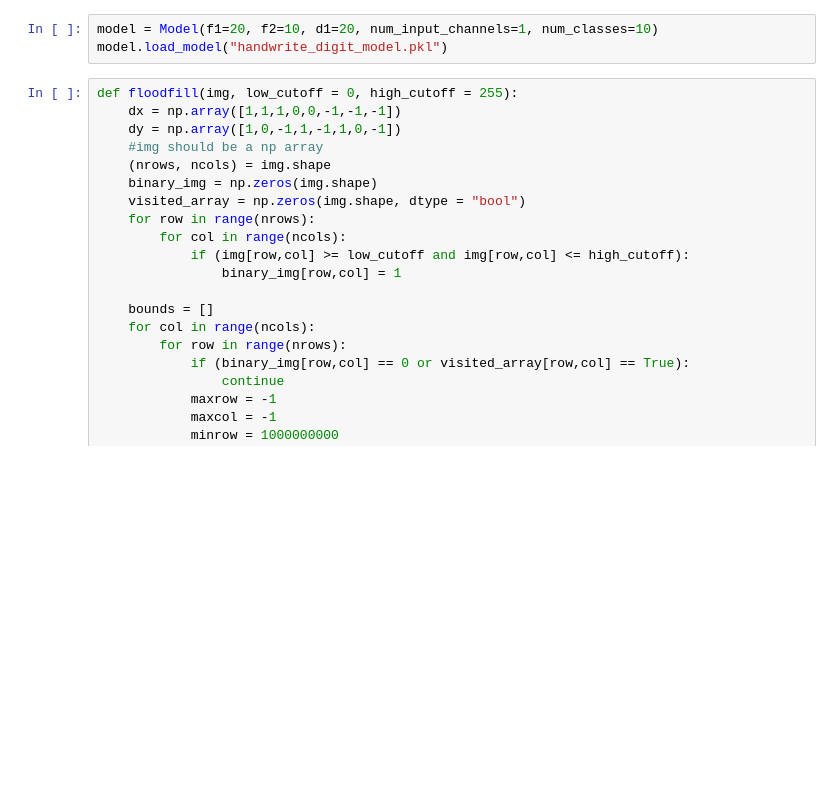
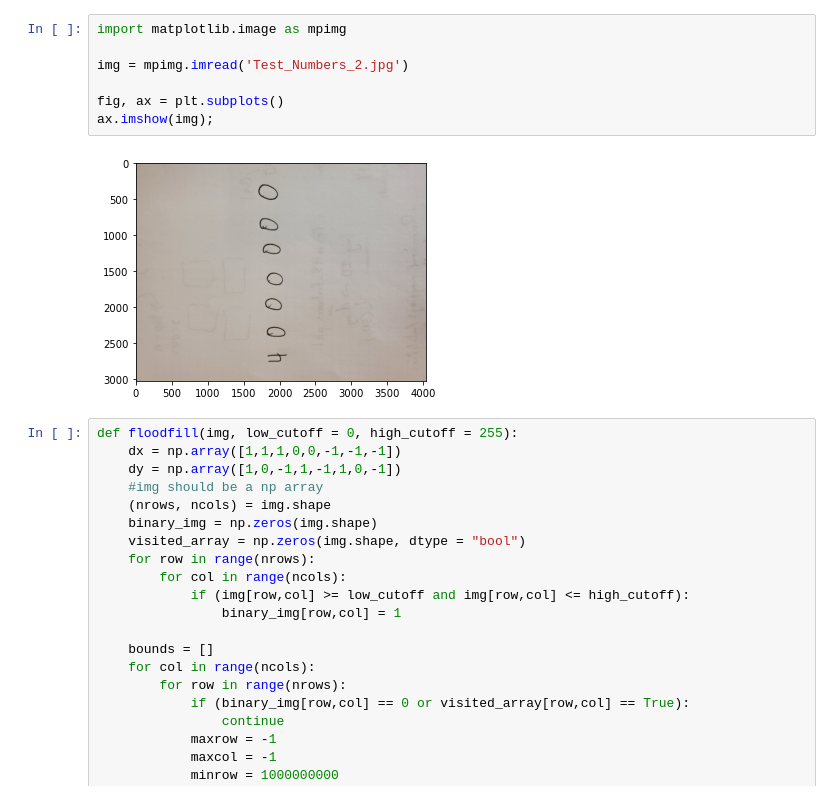
Before and after one commit to CogVegetables/Vegetable-Identification, a Jupyter notebook: Handwriting ID Master.ipynb, the cells around one changed output. Drawn from its saved outputs; the diff is of its cells as text; blank space fills up the shorter version.

```diff
--- a/Handwriting ID Master.ipynb
+++ b/Handwriting ID Master.ipynb
@@ -113,6 +22,12 @@ class Model:
-# %%
-model = Model(f1=20, f2=10, d1=20, num_input_channels=1, num_classes=10)
-model.load_model("handwrite_digit_model.pkl")
+# %%
+import matplotlib.image as mpimg
+
+img = mpimg.imread('Test_Numbers_2.jpg')
+
+fig, ax = plt.subplots()
+ax.imshow(img);
+# %% [output]
+[figure, added]
 # %%
 def floodfill(img, low_cutoff = 0, high_cutoff = 255):
     dx = np.array([1,1,1,0,0,-1,-1,-1])
```
Also changed, not shown: parts of 7 cells of this notebook.
